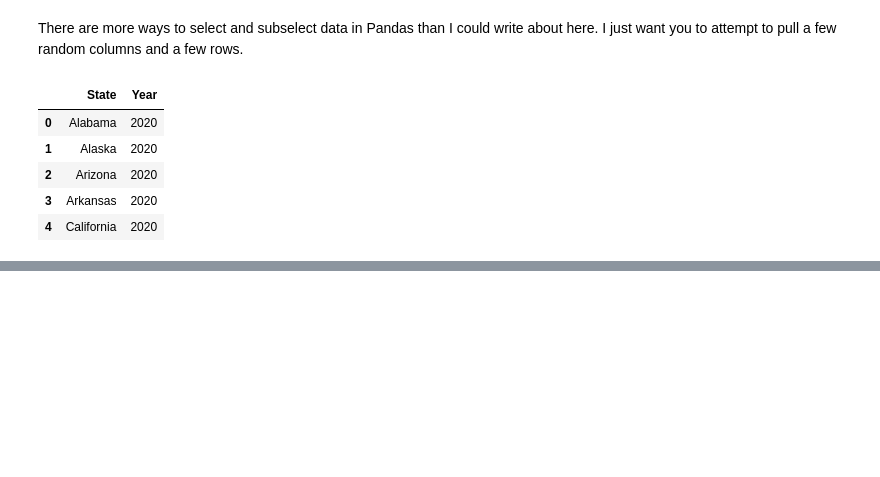
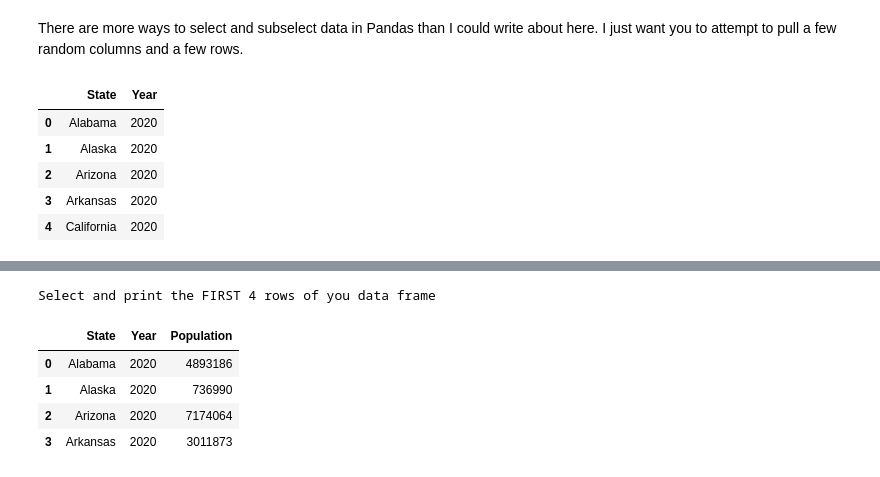
Before and after one commit to tgalbaugh/Class1_data_1_checks, a Jupyter notebook: Data_2_KC_1.ipynb, the cells around one changed output, grey strips where cells are left out. Drawn from its saved outputs; the diff is of its cells as text; code cells hidden in the pictures; blank space fills up the shorter version.

```diff
--- a/Data_2_KC_1.ipynb
+++ b/Data_2_KC_1.ipynb
@@ -111,0 +152,10 @@ df.iloc[4:10]
+# %%
+print('Select and print the FIRST 4 rows of you data frame')
+ps.sqldf("select * from df Limit 4")
+# %% [output]
+Select and print the FIRST 4 rows of you data frame
+|  | State | Year | Population |
+| 0 | Alabama | 2020 | 4893186 |
+| 1 | Alaska | 2020 | 736990 |
+| 2 | Arizona | 2020 | 7174064 |
+| 3 | Arkansas | 2020 | 3011873 |
```
Also changed, not shown: parts of 5 cells of this notebook.
